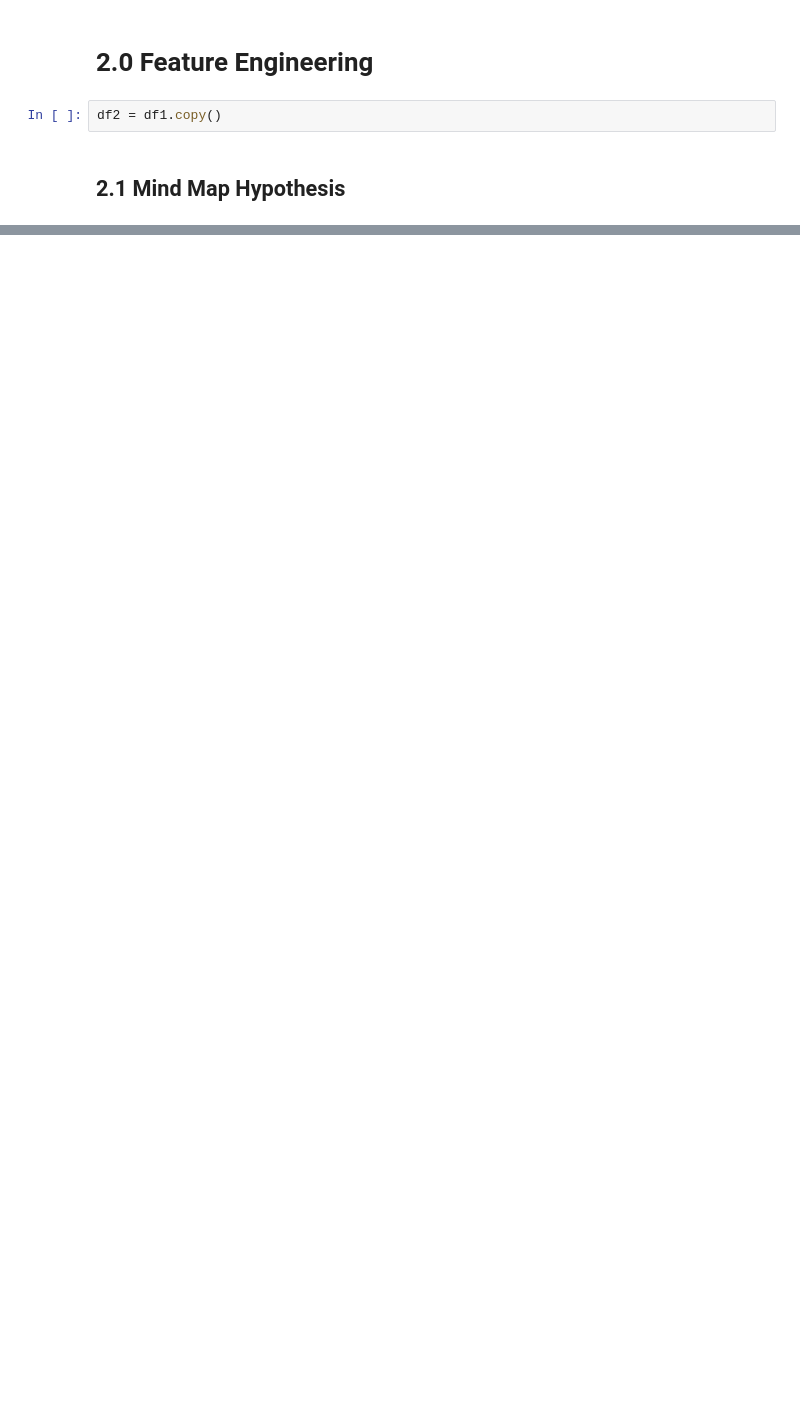
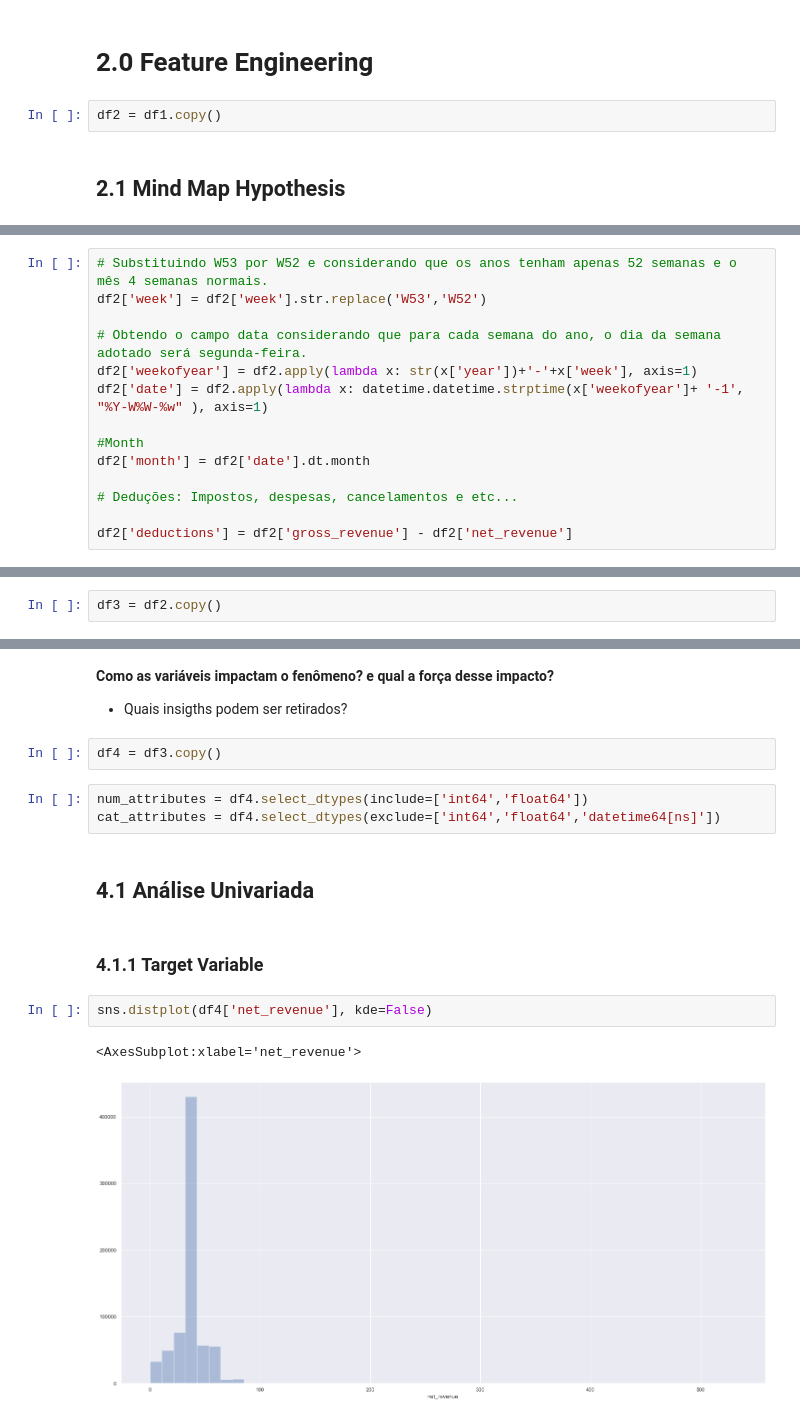
Before and after one commit to KaissonFerreira/forecast_net_revenue, a Jupyter notebook: notebooks/1.0_kf_eda.ipynb, the cells around one changed output, grey strips where cells are left out. Saved outputs shown, nothing was run; the diff lists cells and outputs as text; blank space fills up the shorter version.

```diff
--- a/notebooks/1.0_kf_eda.ipynb
+++ b/notebooks/1.0_kf_eda.ipynb
@@ -231,0 +236,14 @@ df2 = df1.copy()
+# %%
+# Substituindo W53 por W52 e considerando que os anos tenham apenas 52 semanas e o mês 4 semanas normais.
+df2['week'] = df2['week'].str.replace('W53','W52')
+
+# Obtendo o campo data considerando que para cada semana do ano, o dia da semana adotado será segunda-feira.
+df2['weekofyear'] = df2.apply(lambda x: str(x['year'])+'-'+x['week'], axis=1)
+df2['date'] = df2.apply(lambda x: datetime.datetime.strptime(x['weekofyear']+ '-1', "%Y-W%W-%w" ), axis=1)
+
+#Month
+df2['month'] = df2['date'].dt.month
+
+# Deduções: Impostos, despesas, cancelamentos e etc...
+
+df2['deductions'] = df2['gross_revenue'] - df2['net_revenue']
@@ -231,0 +254,2 @@ df2 = df1.copy()
+# %%
+df3 = df2.copy()
@@ -231,0 +277,18 @@ df2 = df1.copy()
+# %% [markdown]
+**Como as variáveis impactam o fenômeno? e qual a força desse impacto?**
+
+- Quais insigths podem ser retirados?
+# %%
+df4 = df3.copy()
+# %%
+num_attributes = df4.select_dtypes(include=['int64','float64'])
+cat_attributes = df4.select_dtypes(exclude=['int64','float64','datetime64[ns]'])
+# %% [markdown]
+## 4.1 Análise Univariada
+# %% [markdown]
+### 4.1.1 Target Variable
+# %%
+sns.distplot(df4['net_revenue'], kde=False)
+# %% [output]
+<AxesSubplot:xlabel='net_revenue'>
+[figure, added]
```
Also changed, not shown: parts of 31 cells of this notebook.
